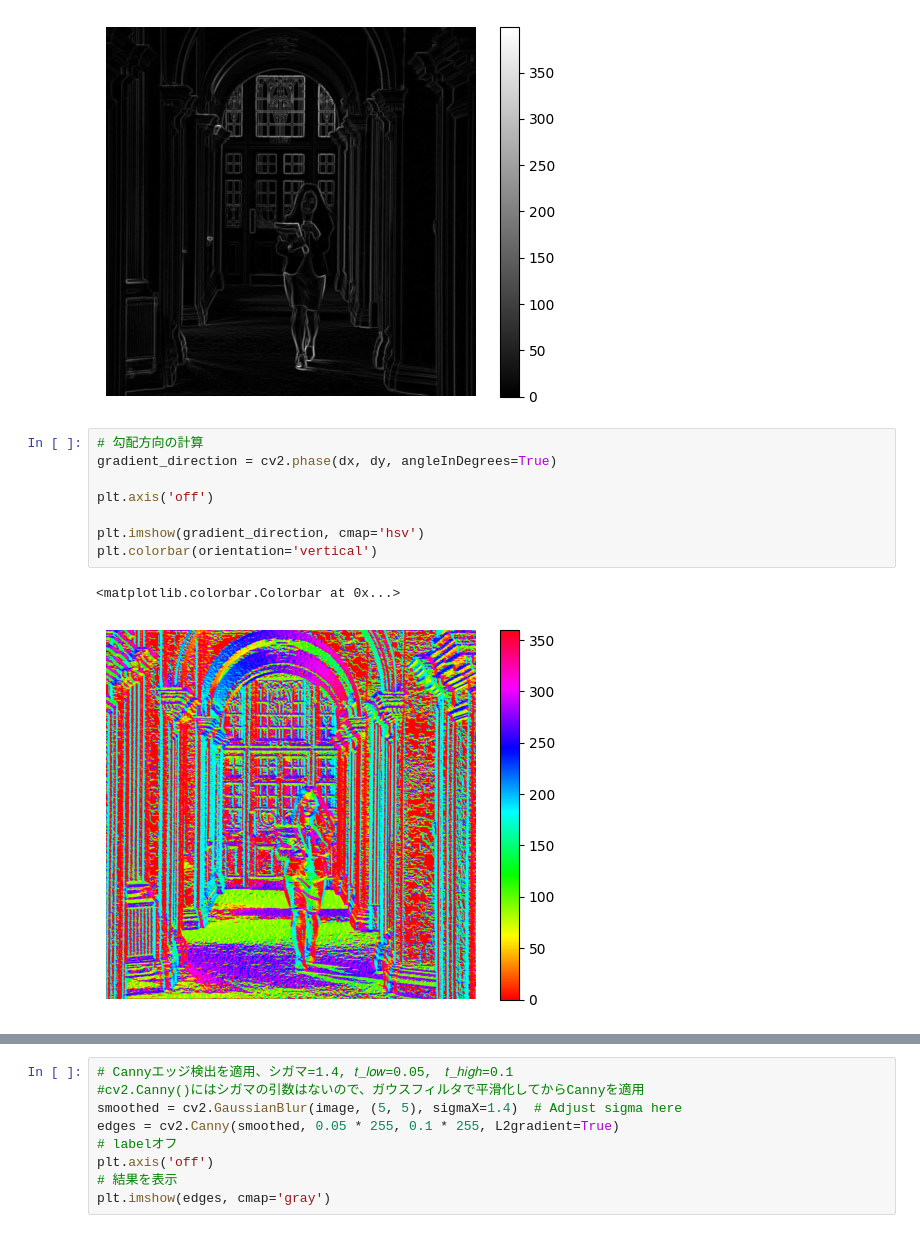
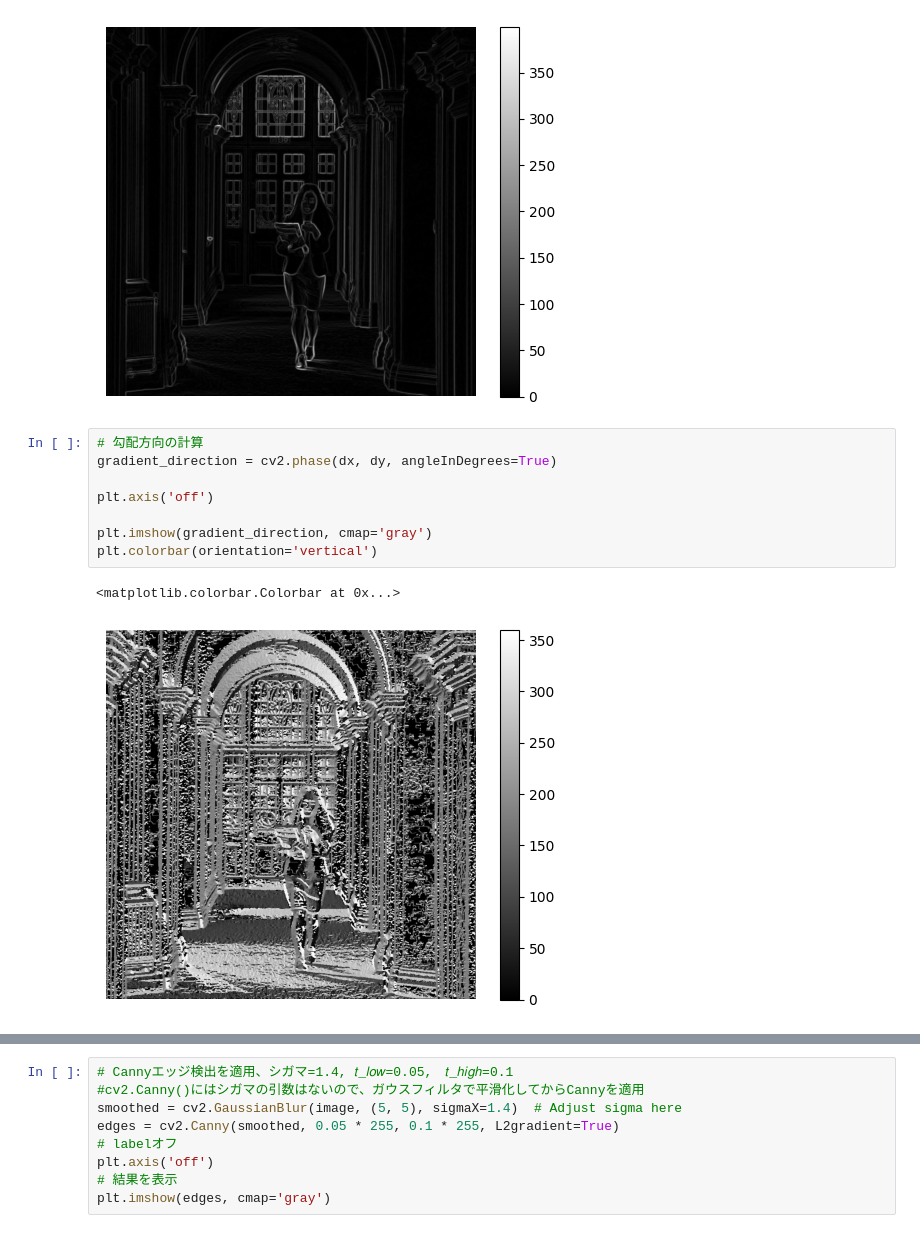
Before and after one commit to sit-xinli/cv-course4, a Jupyter notebook: edge-demo.ipynb, the cells around one changed output, grey strips where cells are left out. Drawn from its saved outputs; the diff is of its cells as text.

```diff
--- a/edge-demo.ipynb
+++ b/edge-demo.ipynb
@@ -50,13 +50,13 @@ plt.colorbar()
 # %%
 # 勾配方向の計算
 gradient_direction = cv2.phase(dx, dy, angleInDegrees=True)
 
 plt.axis('off')
 
-plt.imshow(gradient_direction, cmap='hsv')
+plt.imshow(gradient_direction, cmap='gray')
 plt.colorbar(orientation='vertical')
 # %% [output]
 <matplotlib.colorbar.Colorbar at 0x...>
-[figure, old version]
+[figure, new version]
 # %%
 #　gradient_directionの最小レベルでの閾値の大きさを決める
```
Also changed, not shown: parts of 2 cells of this notebook.
